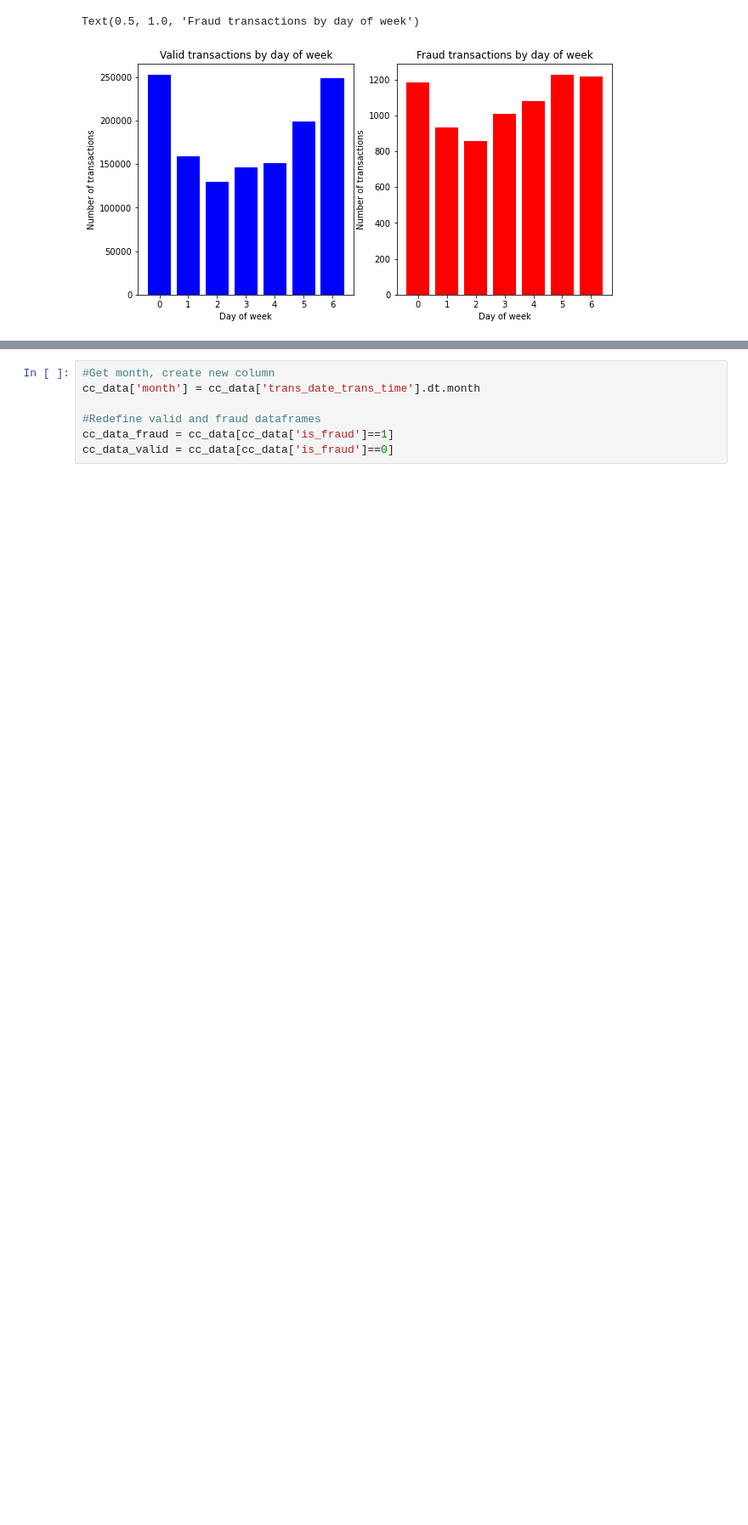
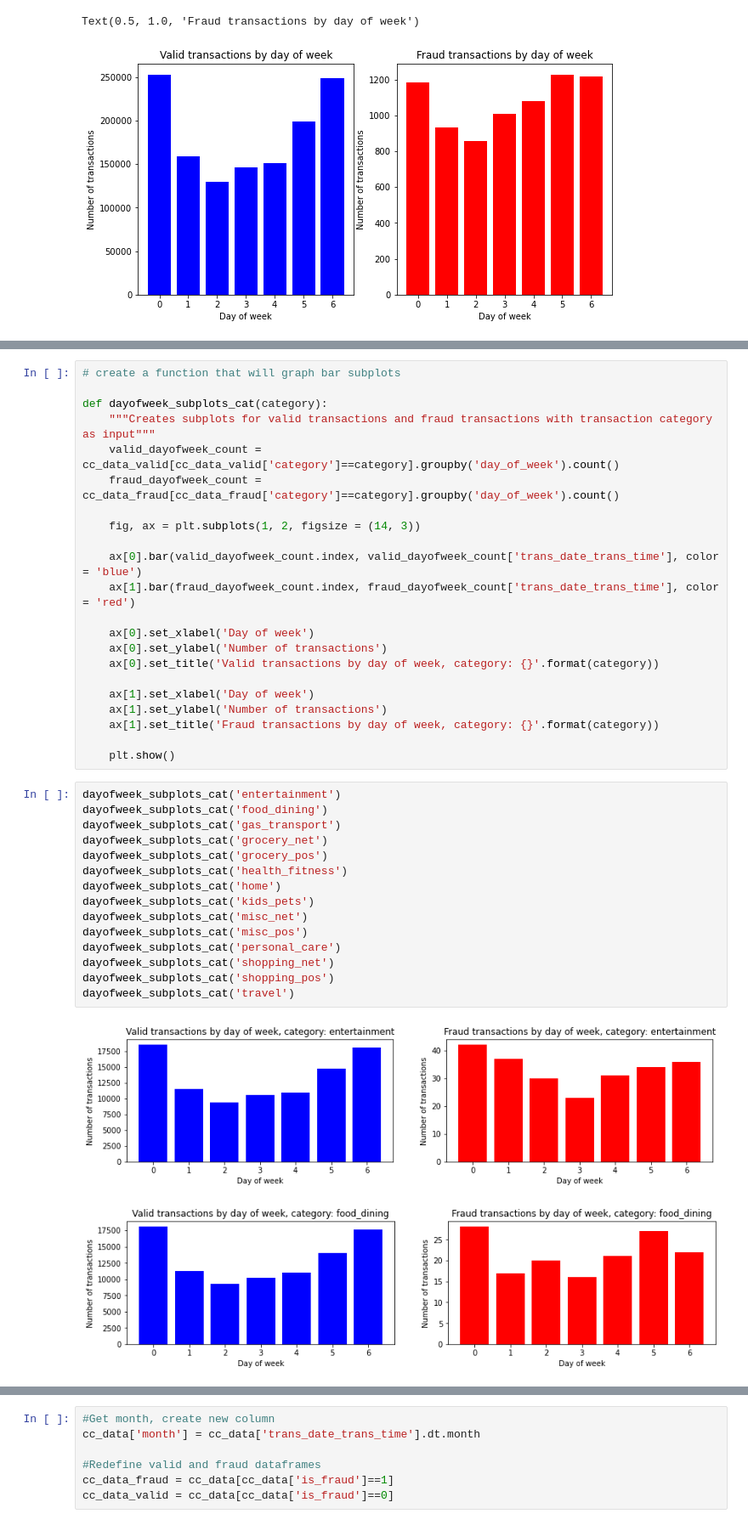
Before and after one commit to cchung106/Capstone-Two, a Jupyter notebook: Notebooks/02_EDA.ipynb, the cells around one changed output, grey strips where cells are left out. Shown at 85% size. Drawn from its saved outputs; the diff is of its cells as text; blank space fills up the shorter version.

```diff
--- a/Notebooks/02_EDA.ipynb
+++ b/Notebooks/02_EDA.ipynb
@@ -439,0 +611,40 @@ Not sure if we can get much out of day of week.  Let's inspect the number of tra
+# %%
+# create a function that will graph bar subplots
+
+def dayofweek_subplots_cat(category):
+    """Creates subplots for valid transactions and fraud transactions with transaction category as input"""
+    valid_dayofweek_count = cc_data_valid[cc_data_valid['category']==category].groupby('day_of_week').count()
+    fraud_dayofweek_count = cc_data_fraud[cc_data_fraud['category']==category].groupby('day_of_week').count()
+
+    fig, ax = plt.subplots(1, 2, figsize = (14, 3))
+
+    ax[0].bar(valid_dayofweek_count.index, valid_dayofweek_count['trans_date_trans_time'], color = 'blue')
+    ax[1].bar(fraud_dayofweek_count.index, fraud_dayofweek_count['trans_date_trans_time'], color = 'red')
+
+    ax[0].set_xlabel('Day of week')
+    ax[0].set_ylabel('Number of transactions')
+    ax[0].set_title('Valid transactions by day of week, category: {}'.format(category))
+
+    ax[1].set_xlabel('Day of week')
+    ax[1].set_ylabel('Number of transactions')
+    ax[1].set_title('Fraud transactions by day of week, category: {}'.format(category))
+
+    plt.show()
+# %%
+dayofweek_subplots_cat('entertainment')
+dayofweek_subplots_cat('food_dining')
+dayofweek_subplots_cat('gas_transport')
+dayofweek_subplots_cat('grocery_net')
+dayofweek_subplots_cat('grocery_pos')
+dayofweek_subplots_cat('health_fitness')
+dayofweek_subplots_cat('home')
+dayofweek_subplots_cat('kids_pets')
+dayofweek_subplots_cat('misc_net')
+dayofweek_subplots_cat('misc_pos')
+dayofweek_subplots_cat('personal_care')
+dayofweek_subplots_cat('shopping_net')
+dayofweek_subplots_cat('shopping_pos')
+dayofweek_subplots_cat('travel')
+# %% [output]
+[figure, added]
+[figure, added]
```
Also changed, not shown: parts of 28 cells of this notebook.
